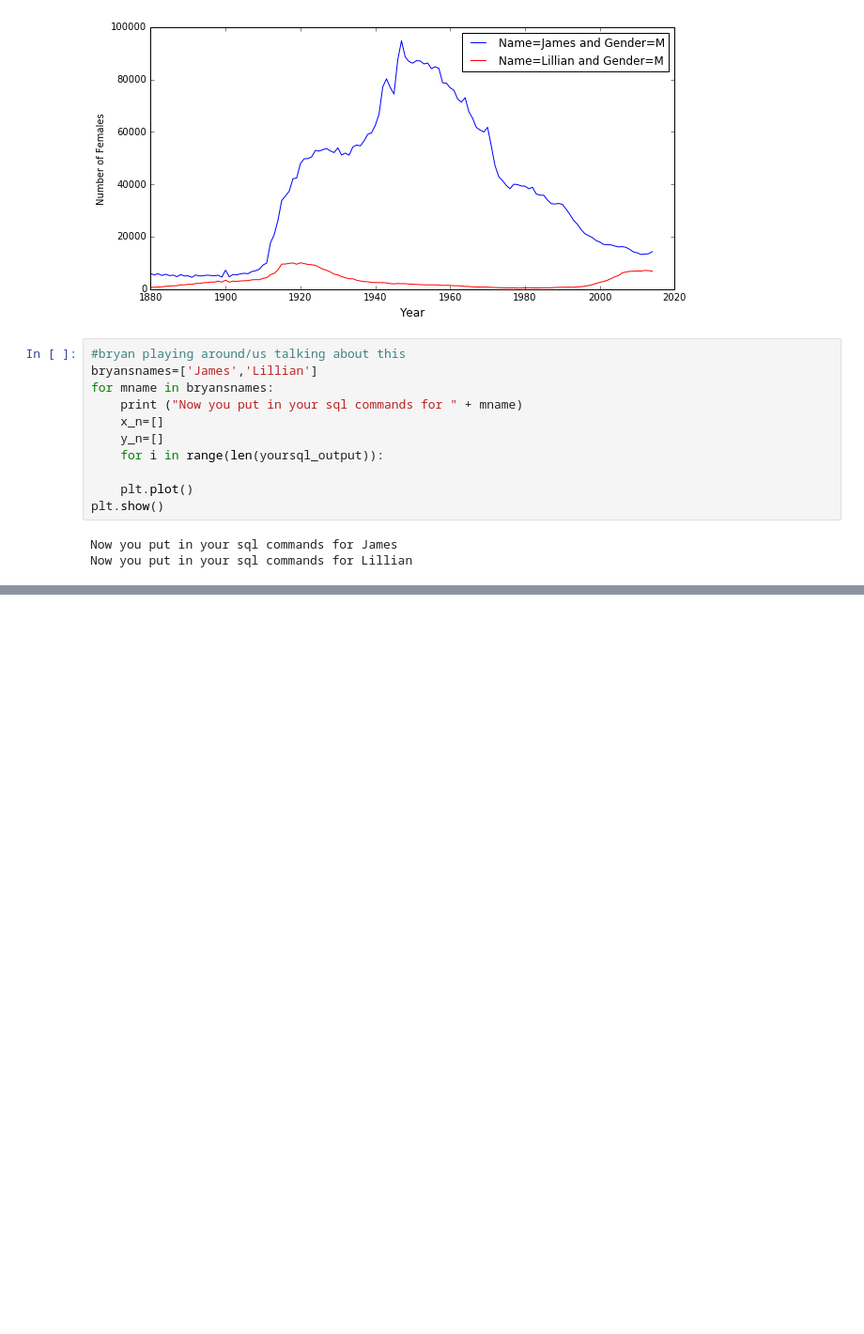
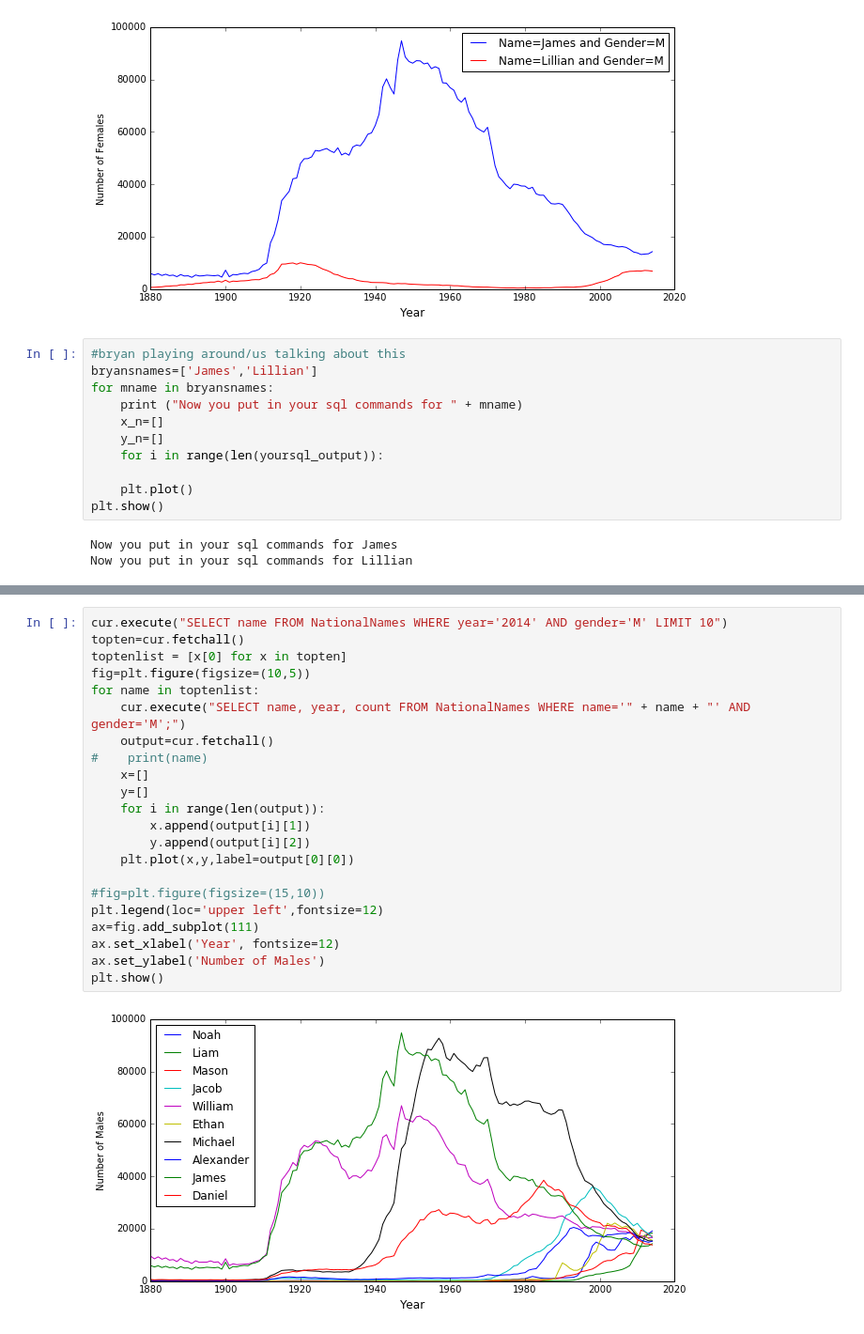
Before and after one commit to kostdiek/USBabyNames-SQL, a Jupyter notebook: USBabyNames.ipynb, the cells around one changed output, grey strips where cells are left out. Shown: that part at 94% size. Drawn from its saved outputs; the diff is of its cells as text; blank space fills up the shorter version.

```diff
--- a/USBabyNames.ipynb
+++ b/USBabyNames.ipynb
@@ -234,0 +281,24 @@ Now you put in your sql commands for Lillian
+# %%
+cur.execute("SELECT name FROM NationalNames WHERE year='2014' AND gender='M' LIMIT 10")
+topten=cur.fetchall()
+toptenlist = [x[0] for x in topten]
+fig=plt.figure(figsize=(10,5))
+for name in toptenlist:
+    cur.execute("SELECT name, year, count FROM NationalNames WHERE name='" + name + "' AND gender='M';")
+    output=cur.fetchall()
+#    print(name)
+    x=[]
+    y=[]
+    for i in range(len(output)):
+        x.append(output[i][1])
+        y.append(output[i][2])
+    plt.plot(x,y,label=output[0][0])
+
+#fig=plt.figure(figsize=(15,10))
+plt.legend(loc='upper left',fontsize=12)
+ax=fig.add_subplot(111)
+ax.set_xlabel('Year', fontsize=12)
+ax.set_ylabel('Number of Males')
+plt.show()
+# %% [output]
+[figure, added]
```
Also changed, not shown: parts of 2 cells of this notebook.
